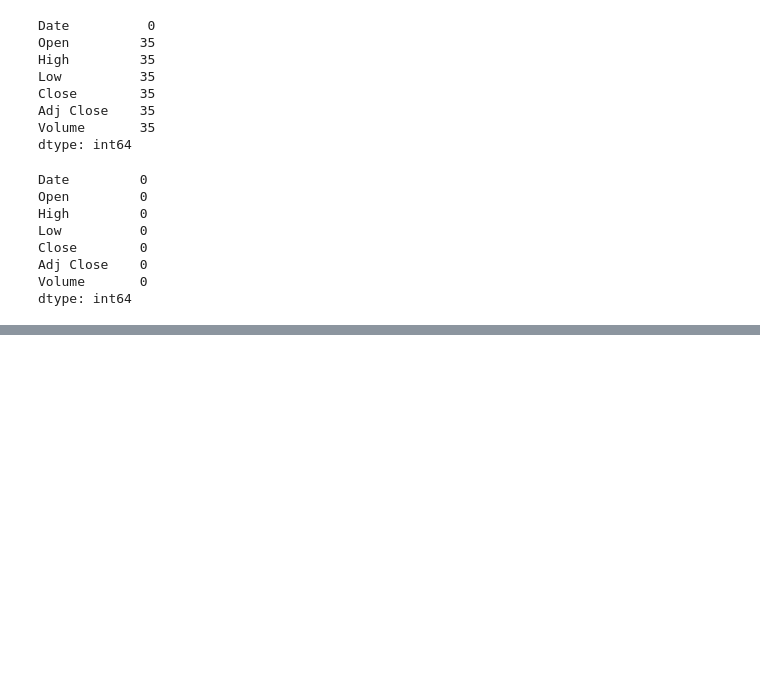
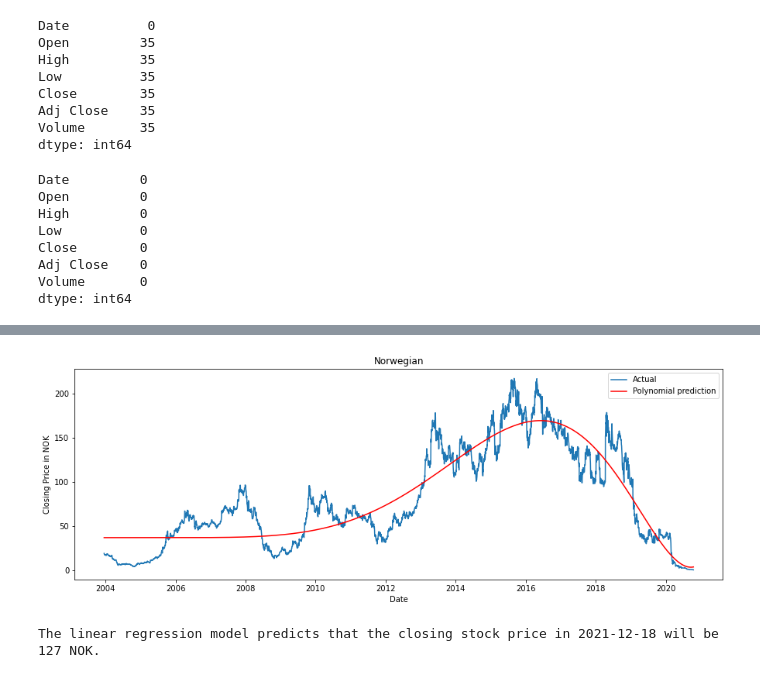
Before and after one commit to D49ll/DAVE3625, a Jupyter notebook: Assignment_2/Assignment_2.ipynb, the cells around one changed output, grey strips where cells are left out. Saved outputs shown, nothing was run; the diff lists cells and outputs as text; code cells hidden in the pictures; blank space fills up the shorter version.

```diff
--- a/Assignment_2/Assignment_2.ipynb
+++ b/Assignment_2/Assignment_2.ipynb
@@ -61,0 +151,7 @@ The old dataset had a total of 4253 rows while the cleaned dataset has a total o
+# %%
+# Create and train the polynomial regression model
+poly = PolynomialFeatures(degree = 8)
+x_poly_train = poly.fit_transform(x_train)
+
+poly.fit(x_poly_train, y_train)
+lin2 = LinearRegression().fit(x_poly_train,y_train)
@@ -61,0 +170,22 @@ The old dataset had a total of 4253 rows while the cleaned dataset has a total o
+# %%
+# Visualize the polynomial regression model
+y_poly_pred = lin2.predict(poly.fit_transform(x))
+
+plt.figure(figsize=(15,5))
+plt.plot(nas.Date,nas.Close, label='Actual')
+plt.plot(nas.Date,y_poly_pred,color = 'Red', label='Polynomial prediction')
+plt.xlabel('Date')
+plt.ylabel('Closing Price in NOK')
+plt.title('Norwegian')
+plt.legend()
+plt.show()
+# %% [output]
+[figure, added]
+# %%
+# Predict the future
+str_date = '2021-12-18'
+prediction = int(lin2.predict(poly.fit_transform(str_to_day(str_date))))
+
+print(f"The linear regression model predicts that the closing stock price in {str_date} will be {prediction} NOK.")
+# %% [output]
+The linear regression model predicts that the closing stock price in 2021-12-18 will be 127 NOK.
```
Also changed, not shown: parts of 23 cells of this notebook, 2 other files.
